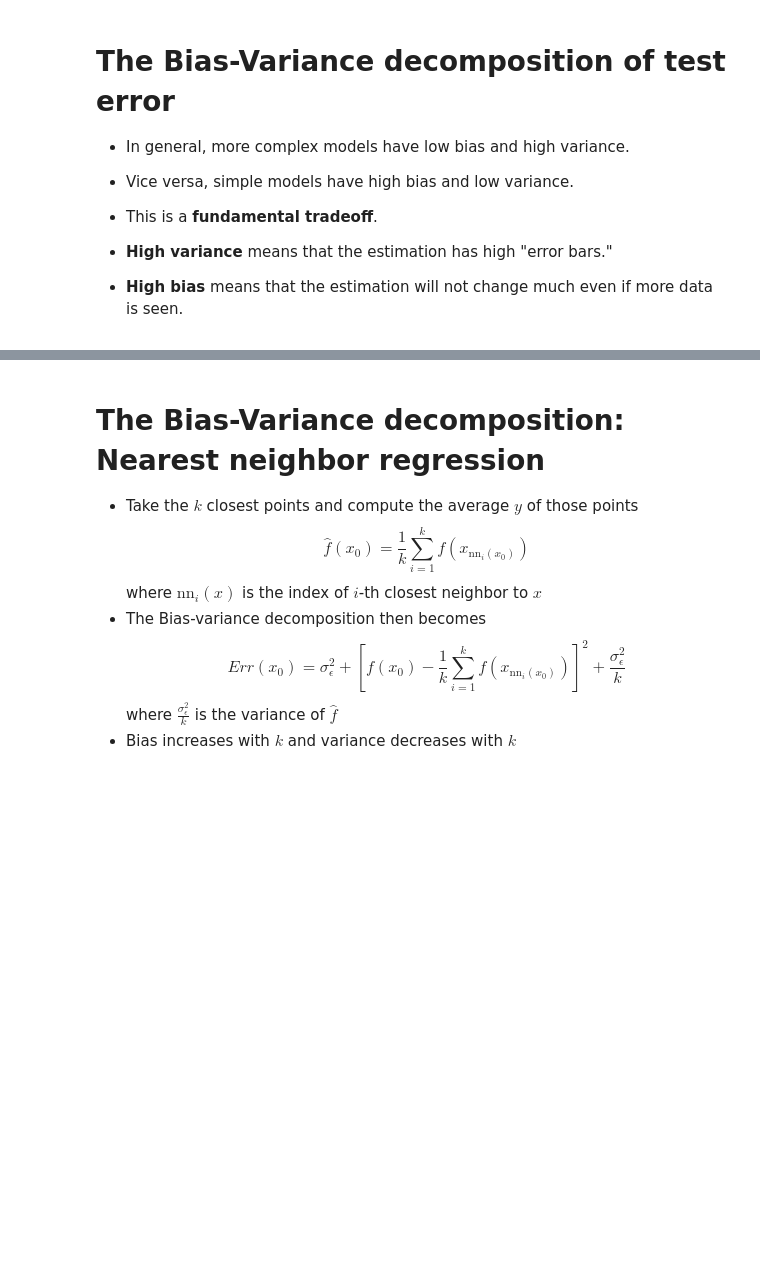
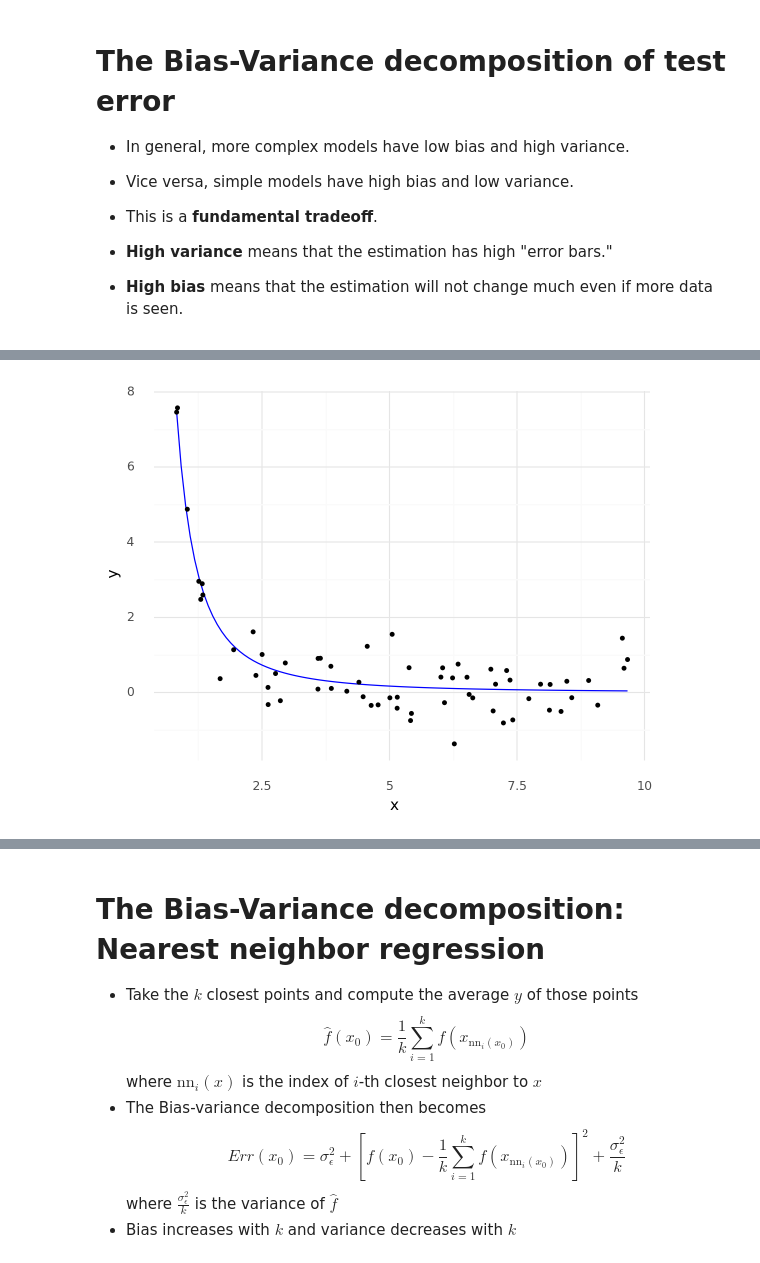
Before and after one commit to SciSciSummerSchool/s4_lectures, a Jupyter notebook: 2_ai_ml/02-05-slides-model_evaluation.ipynb, the cells around one changed output, grey strips where cells are left out. Cells and saved outputs as stored; diff of their text form; code cells hidden in the pictures; blank space fills up the shorter version.

```diff
--- a/2_ai_ml/02-05-slides-model_evaluation.ipynb
+++ b/2_ai_ml/02-05-slides-model_evaluation.ipynb
@@ -183,3 +199,19 @@ Err(x_0) &= \text{Irreducible error} + \text{Bias}^2 + \text{Variance}
 - **High variance** means that the estimation has high "error bars."
 
 - **High bias** means that the estimation will not change much even if more data is seen.
+# %%
+from plotnine import *
+
+def f(x):
+    return 5*x**-2.1
+
+def e(x):
+    return np.random.randn(x.shape[0])/2
+
+n = 500
+x = np.random.random(size=n)*9+0.8
+c1 = np.random.choice(range(0, 3), size=n)
+c2 = np.random.choice(range(0, 3), size=n)
+y = f(x) + e(x)
+
+toy_dataset = pd.DataFrame({'x': x, 'y': y, 'c1': c1, 'c2': c2})
@@ -185,0 +224,8 @@ Err(x_0) &= \text{Irreducible error} + \text{Bias}^2 + \text{Variance}
+# %%
+(ggplot(aes(x='x', y='y'), data=toy_dataset.query('c1==0 and c2==0'))
+ + stat_function(fun=f, color='blue')
+ + geom_point(size=1)
+ + theme_minimal()
+).draw();
+# %% [output]
+[figure, added]
```
Also changed, not shown: parts of 13 cells of this notebook, 7 other files.
